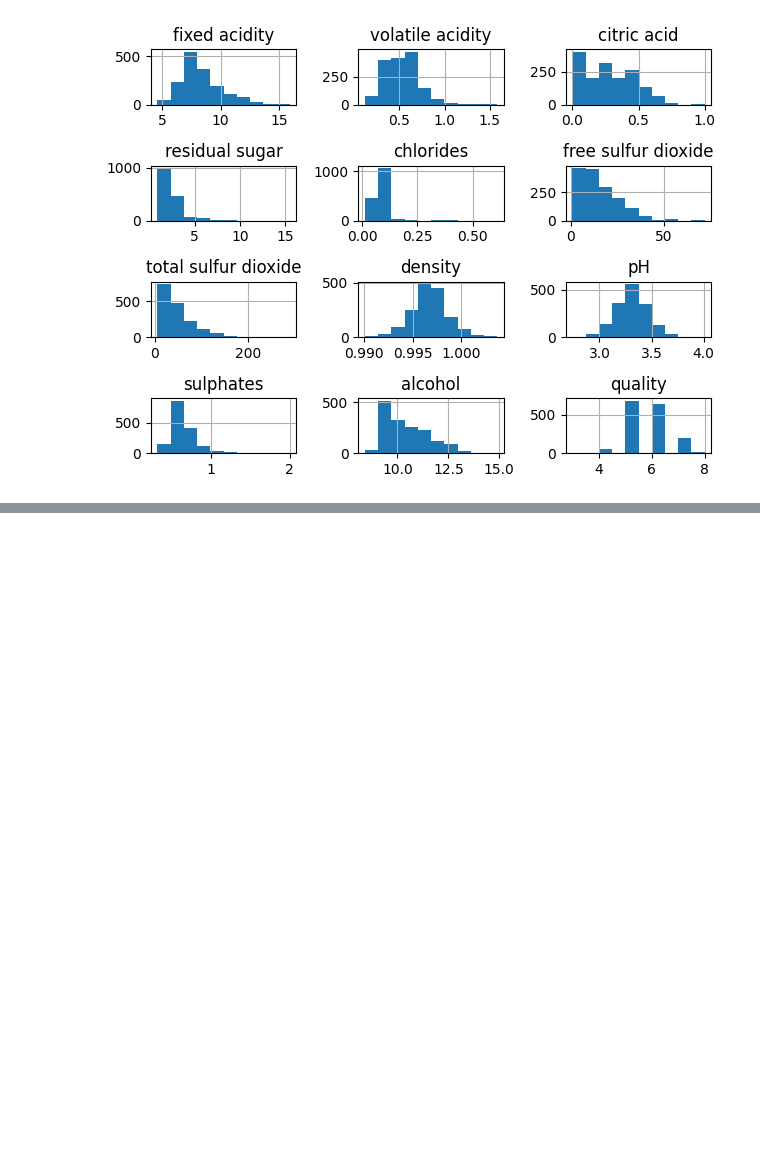
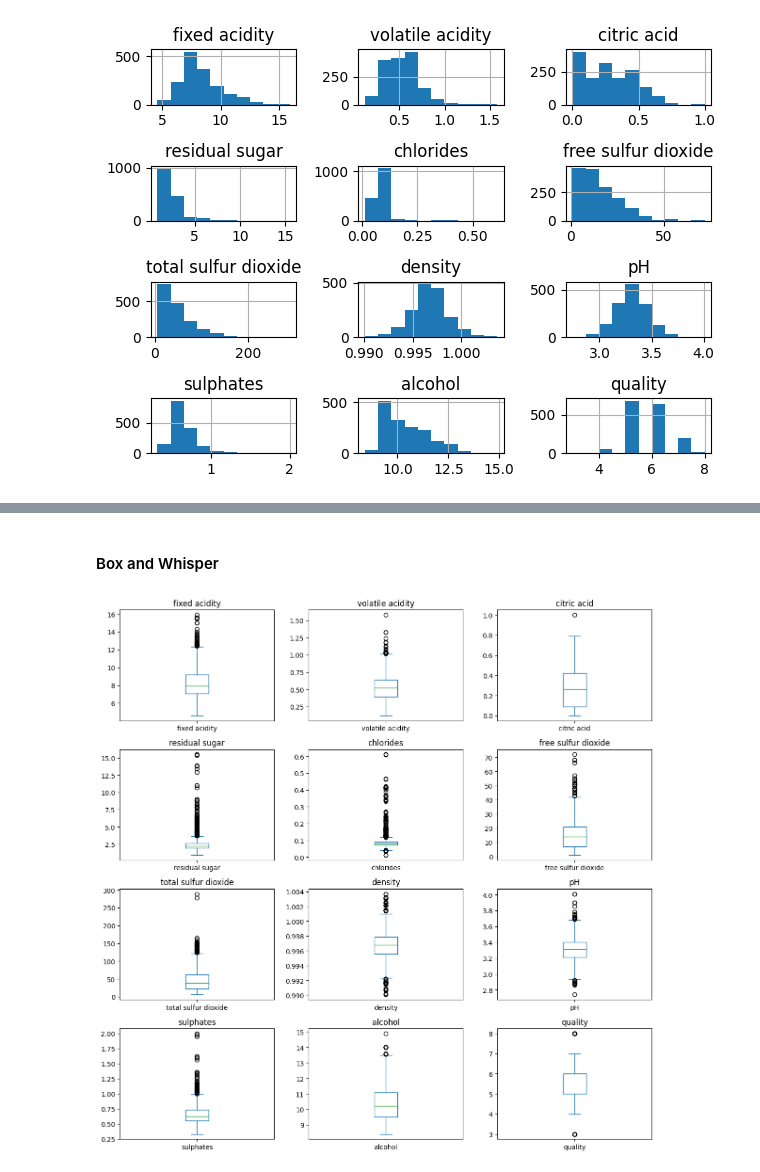
Before and after one commit to Merus23/T-picos2-Trabalho3, a Jupyter notebook: main.ipynb, the cells around one changed output, grey strips where cells are left out. Saved outputs shown, nothing was run; the diff lists cells and outputs as text; code cells hidden in the pictures; blank space fills up the shorter version.

```diff
--- a/main.ipynb
+++ b/main.ipynb
@@ -107,0 +116,13 @@ plt.show()
+# %% [markdown]
+#### Box and Whisper
+# %%
+fig, axes = plt.subplots(nrows=4, ncols=3, figsize=(12, 12), dpi=100)
+
+for i, ax in enumerate(axes.flatten()):
+    data.iloc[:, i].plot(kind='box', ax=ax)
+    ax.set_title(data.columns[i])
+
+plt.tight_layout()
+plt.show()
+# %% [output]
+[figure, added]
```
Also changed, not shown: parts of 10 cells of this notebook.
